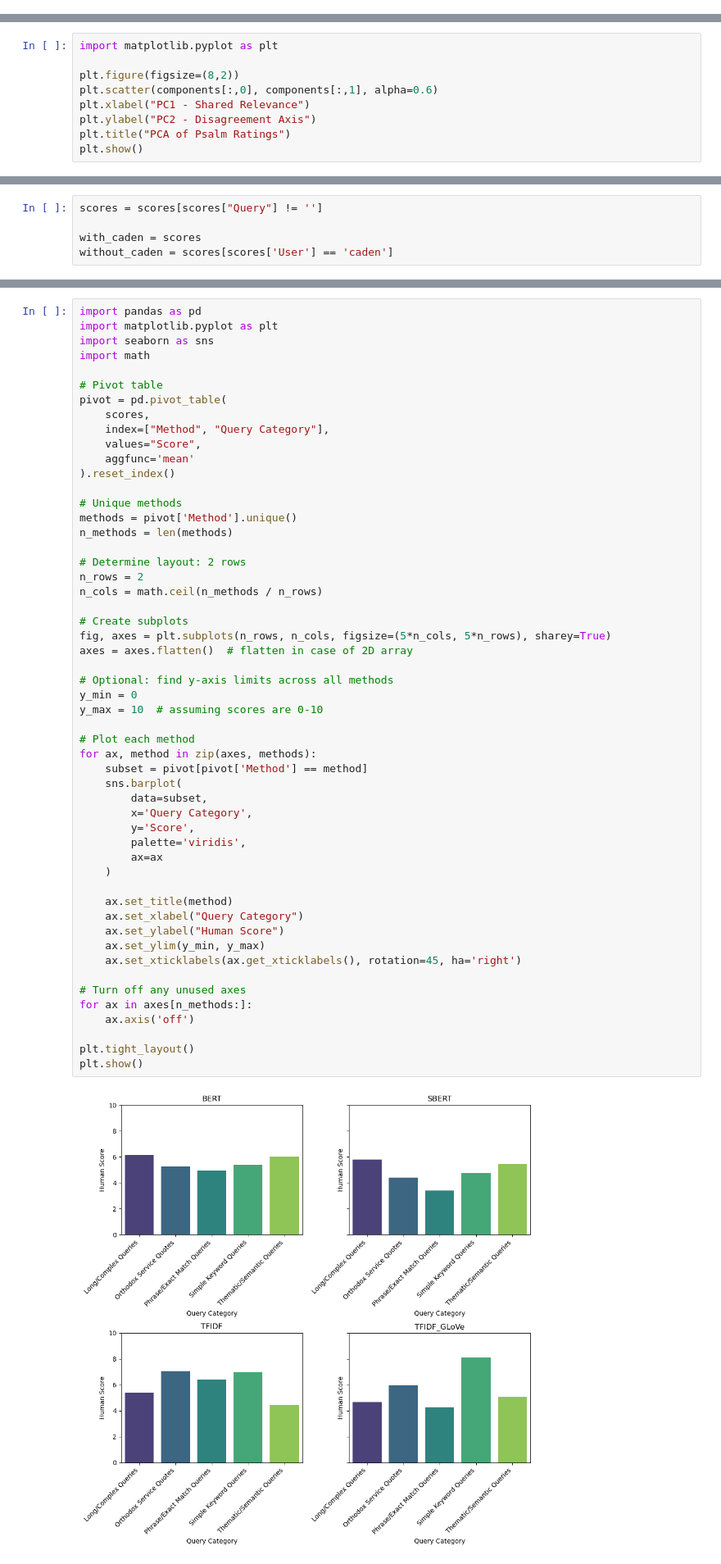
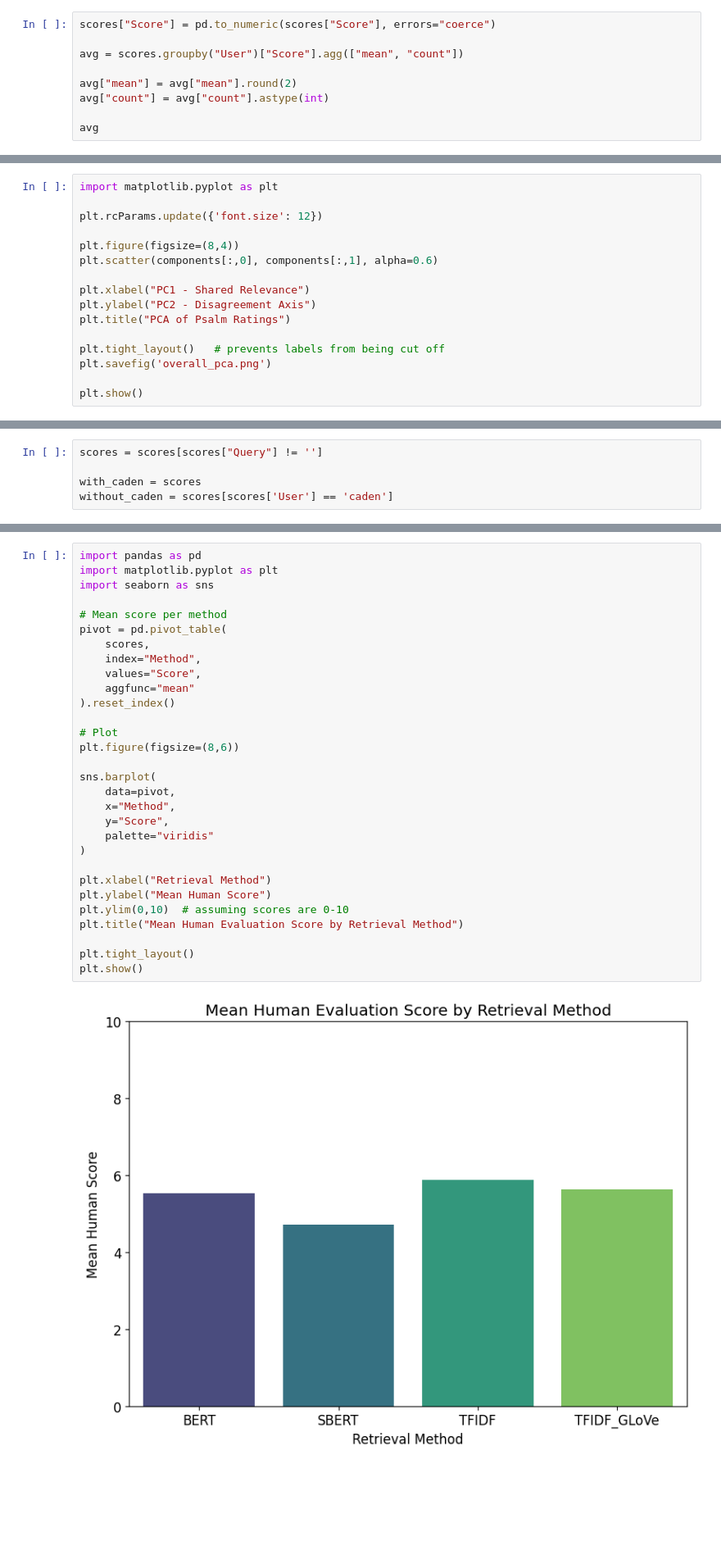
Before and after one commit to cwc09262/psalms-nlp-research, a Jupyter notebook: query_compare/blind_external_scoring.ipynb, the cells around one changed output, grey strips where cells are left out. Shown at 82% size. Cells and saved outputs as stored; diff of their text form; blank space fills up the shorter version.

```diff
--- a/query_compare/blind_external_scoring.ipynb
+++ b/query_compare/blind_external_scoring.ipynb
@@ -266,0 +304,9 @@ external = external[external['numbered_result'] != 6]
+# %%
+scores["Score"] = pd.to_numeric(scores["Score"], errors="coerce")
+
+avg = scores.groupby("User")["Score"].agg(["mean", "count"])
+
+avg["mean"] = avg["mean"].round(2)
+avg["count"] = avg["count"].astype(int)
+
+avg
@@ -1633,10 +1734,17 @@ Name: PC2, dtype: float64
 # %%
 import matplotlib.pyplot as plt
 
-plt.figure(figsize=(8,2))
+plt.rcParams.update({'font.size': 12})
+
+plt.figure(figsize=(8,4))
 plt.scatter(components[:,0], components[:,1], alpha=0.6)
+
 plt.xlabel("PC1 - Shared Relevance")
 plt.ylabel("PC2 - Disagreement Axis")
 plt.title("PCA of Psalm Ratings")
+
+plt.tight_layout()   # prevents labels from being cut off
+plt.savefig('overall_pca.png')
+
 plt.show()
 # %% [output]
@@ -1837,55 +2016,32 @@ pd.pivot_table(scores, index=["Method", "Query Category"], values="Score", aggfu
 # %%
 import pandas as pd
 import matplotlib.pyplot as plt
 import seaborn as sns
-import math
 
-# Pivot table
+# Mean score per method
 pivot = pd.pivot_table(
     scores,
-    index=["Method", "Query Category"],
+    index="Method",
     values="Score",
-    aggfunc='mean'
+    aggfunc="mean"
 ).reset_index()
 
-# Unique methods
-methods = pivot['Method'].unique()
-n_methods = len(methods)
+# Plot
+plt.figure(figsize=(8,6))
 
-# Determine layout: 2 rows
-n_rows = 2
-n_cols = math.ceil(n_methods / n_rows)
+sns.barplot(
+    data=pivot,
+    x="Method",
+    y="Score",
+    palette="viridis"
+)
 
-# Create subplots
-fig, axes = plt.subplots(n_rows, n_cols, figsize=(5*n_cols, 5*n_rows), sharey=True)
-axes = axes.flatten()  # flatten in case of 2D array
-
-# Optional: find y-axis limits across all methods
-y_min = 0
-y_max = 10  # assuming scores are 0-10
-
-# Plot each method
-for ax, method in zip(axes, methods):
-    subset = pivot[pivot['Method'] == method]
-    sns.barplot(
-        data=subset,
-        x='Query Category',
-        y='Score',
-        palette='viridis',
-        ax=ax
-    )
-
-    ax.set_title(method)
-    ax.set_xlabel("Query Category")
-    ax.set_ylabel("Human Score")
-    ax.set_ylim(y_min, y_max)
-    ax.set_xticklabels(ax.get_xticklabels(), rotation=45, ha='right')
-
-# Turn off any unused axes
-for ax in axes[n_methods:]:
-    ax.axis('off')
+plt.xlabel("Retrieval Method")
+plt.ylabel("Mean Human Score")
+plt.ylim(0,10)  # assuming scores are 0-10
+plt.title("Mean Human Evaluation Score by Retrieval Method")
 
 plt.tight_layout()
 plt.show()
 # %% [output]
-[figure, old version]
+[figure, new version]
```
Also changed, not shown: parts of 81 cells of this notebook, 28 other files.
